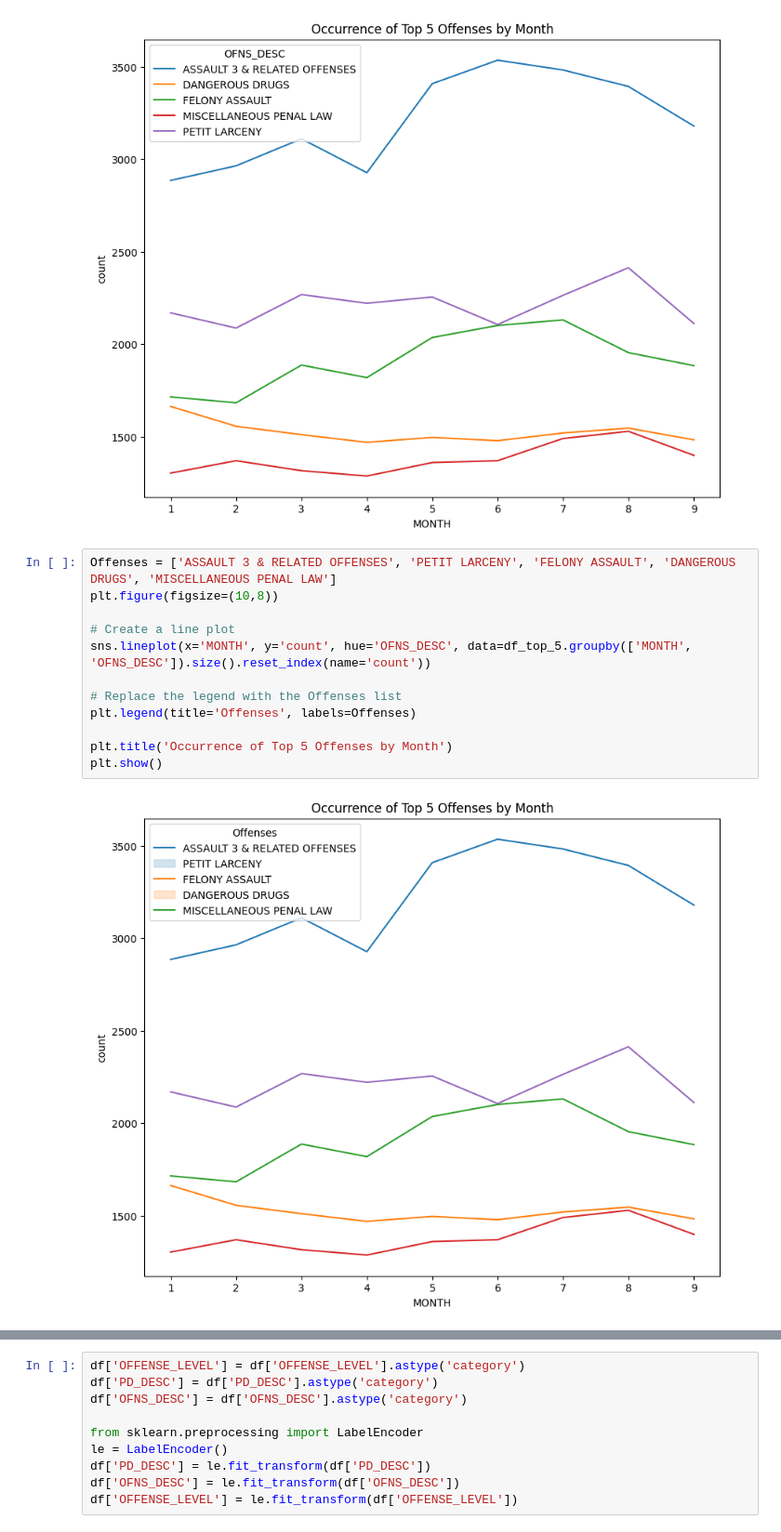
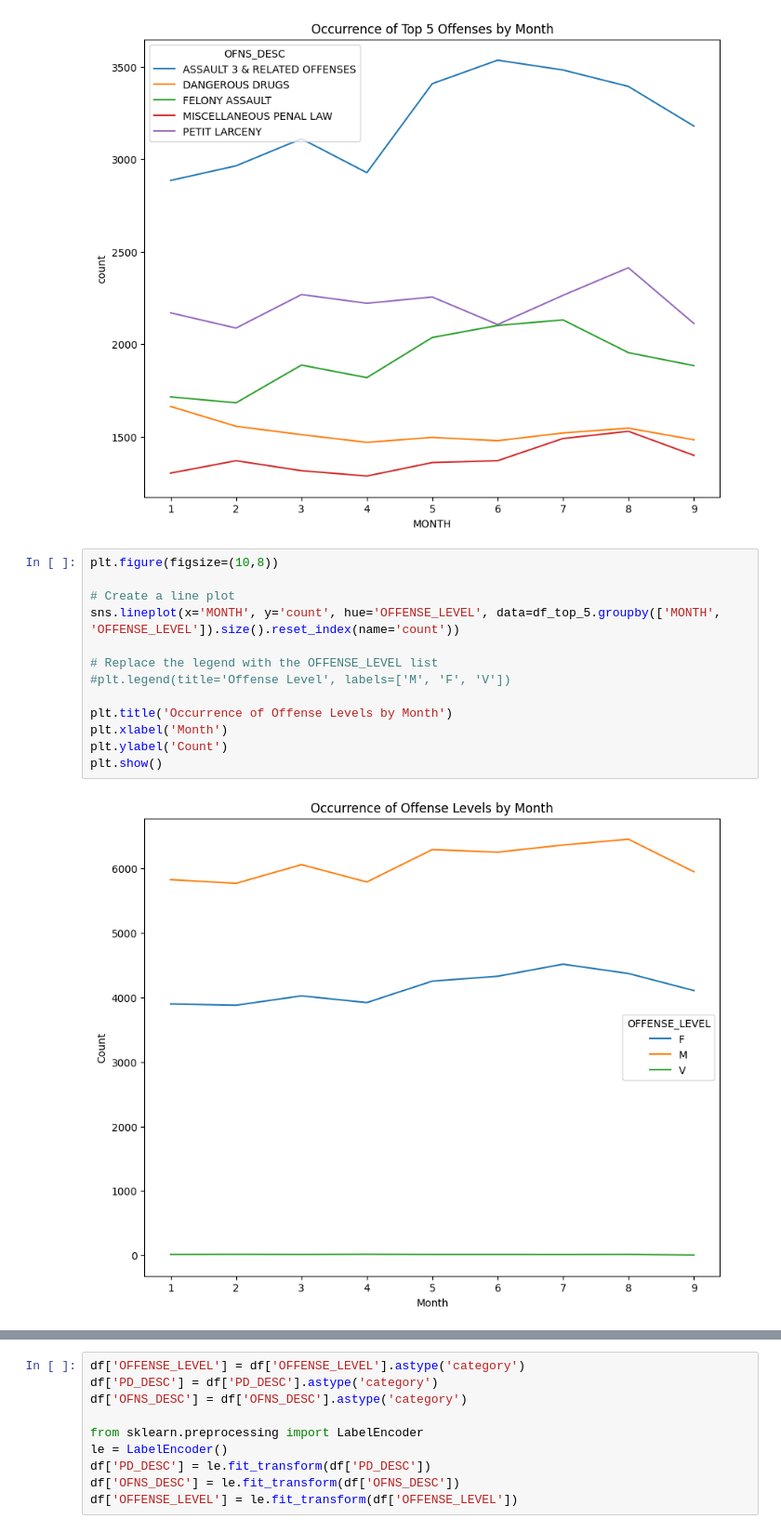
Before and after one commit to annahauk/CS513, a Jupyter notebook: annaEDA.ipynb, the cells around one changed output, grey strips where cells are left out. Shown at 93% size. Drawn from its saved outputs; the diff is of its cells as text.

Commit message:
map data + changes

```diff
--- a/annaEDA.ipynb
+++ b/annaEDA.ipynb
@@ -597,16 +597,17 @@ plt.show()
 # %% [output]
 [figure]
 # %%
-Offenses = ['ASSAULT 3 & RELATED OFFENSES', 'PETIT LARCENY', 'FELONY ASSAULT', 'DANGEROUS DRUGS', 'MISCELLANEOUS PENAL LAW']
 plt.figure(figsize=(10,8))
 
 # Create a line plot
-sns.lineplot(x='MONTH', y='count', hue='OFNS_DESC', data=df_top_5.groupby(['MONTH', 'OFNS_DESC']).size().reset_index(name='count'))
+sns.lineplot(x='MONTH', y='count', hue='OFFENSE_LEVEL', data=df_top_5.groupby(['MONTH', 'OFFENSE_LEVEL']).size().reset_index(name='count'))
 
-# Replace the legend with the Offenses list
-plt.legend(title='Offenses', labels=Offenses)
+# Replace the legend with the OFFENSE_LEVEL list
+#plt.legend(title='Offense Level', labels=['M', 'F', 'V'])
 
-plt.title('Occurrence of Top 5 Offenses by Month')
+plt.title('Occurrence of Offense Levels by Month')
+plt.xlabel('Month')
+plt.ylabel('Count')
 plt.show()
 # %% [output]
-[figure, old version]
+[figure, new version]
```
Also changed, not shown: parts of 21 cells of this notebook, 1 other file.
